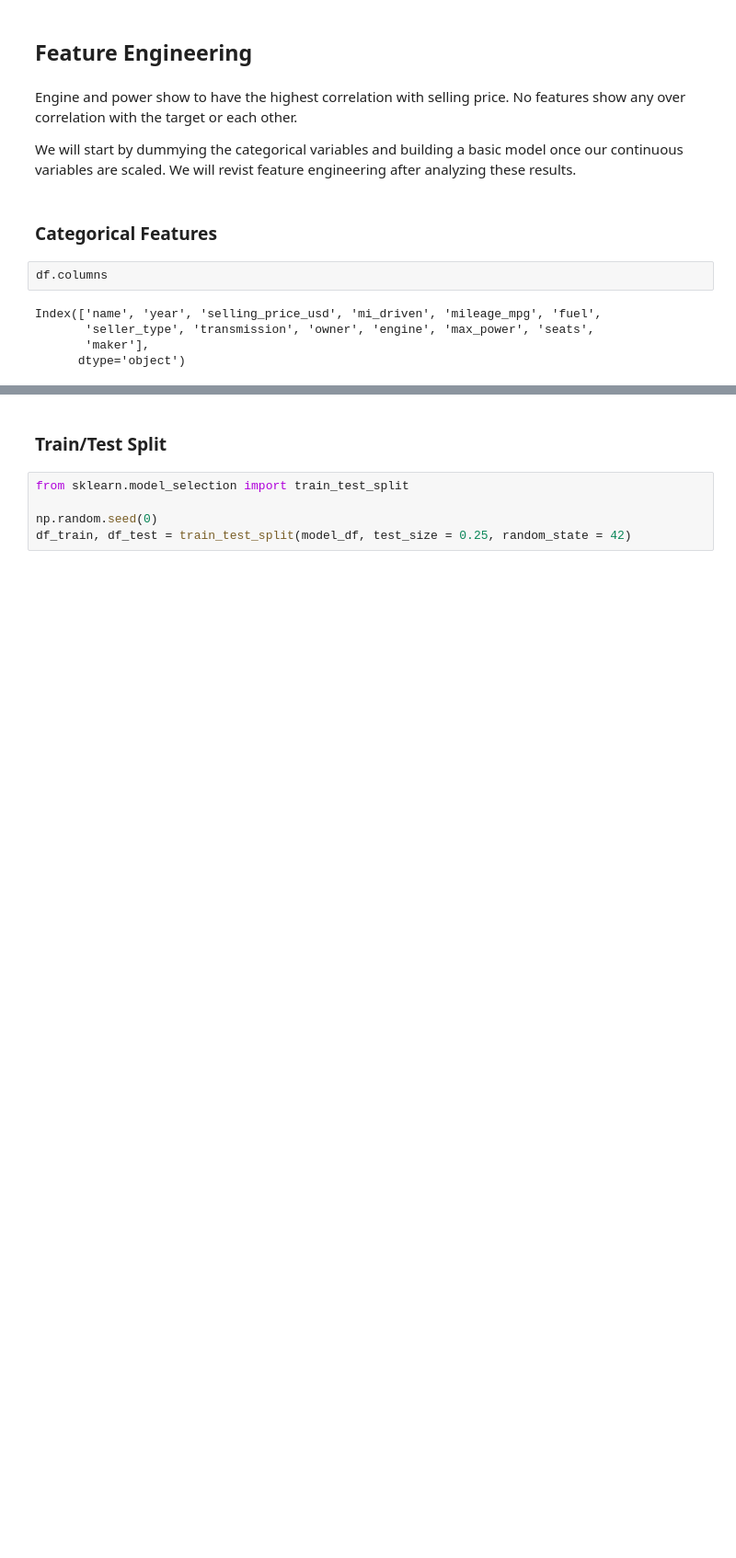
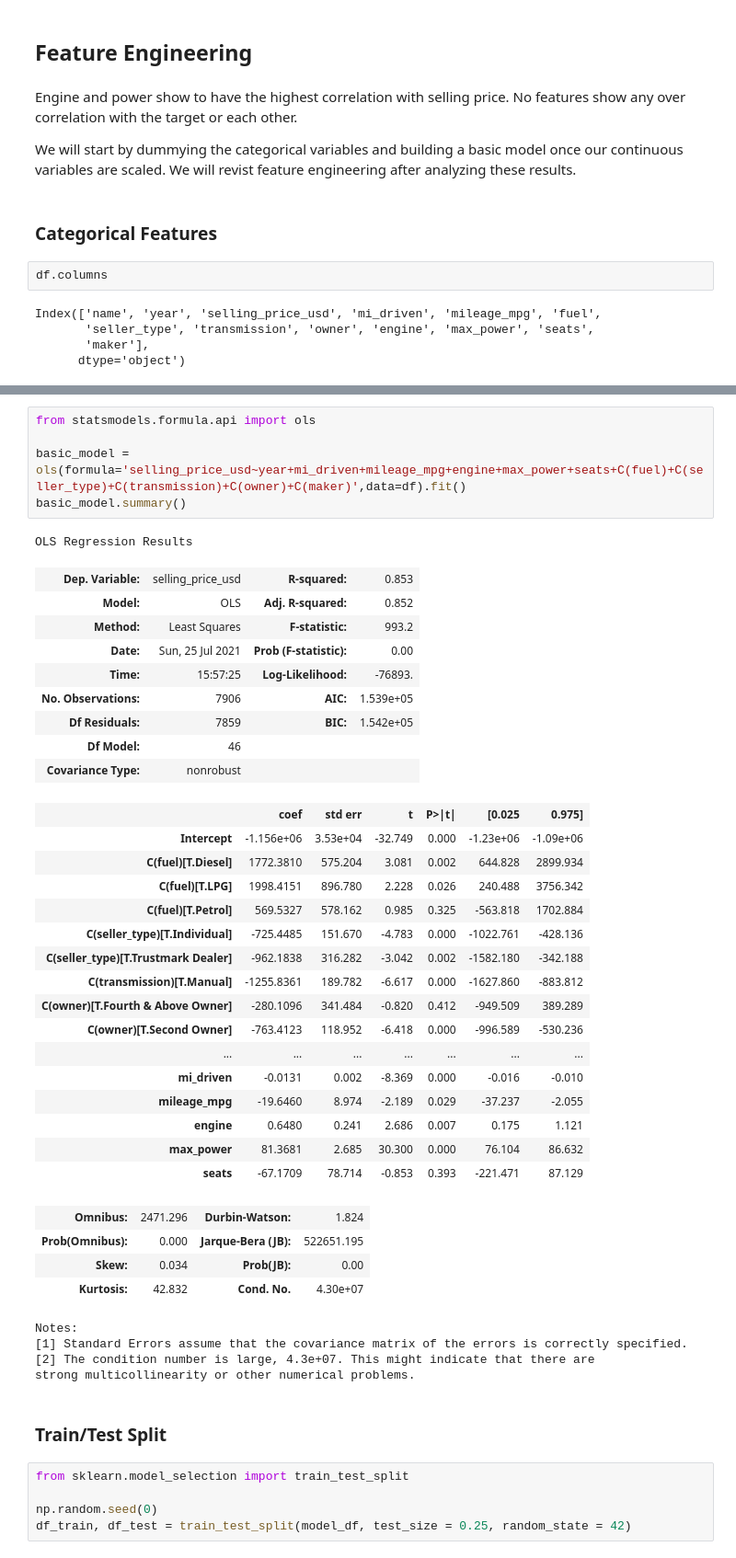
Before and after one commit to rylewww/Vehicle-Regression-Analysis, a Jupyter notebook: Vehicle_Regression_Analysis.ipynb, the cells around one changed output, grey strips where cells are left out. Shown at 92% size. Drawn from its saved outputs; the diff is of its cells as text; blank space fills up the shorter version.

```diff
--- a/Vehicle_Regression_Analysis.ipynb
+++ b/Vehicle_Regression_Analysis.ipynb
@@ -345,3 +346,43 @@ model_df.shape
+# %%
+from statsmodels.formula.api import ols
+
+basic_model = ols(formula='selling_price_usd~year+mi_driven+mileage_mpg+engine+max_power+seats+C(fuel)+C(seller_type)+C(transmission)+C(owner)+C(maker)',data=df).fit()
+basic_model.summary()
+# %% [output]
+OLS Regression Results
+| Dep. Variable: | selling_price_usd | R-squared: | 0.853 |
+| Model: | OLS | Adj. R-squared: | 0.852 |
+| Method: | Least Squares | F-statistic: | 993.2 |
+| Date: | Sun, 25 Jul 2021 | Prob (F-statistic): | 0.00 |
+| Time: | 15:57:25 | Log-Likelihood: | -76893. |
+| No. Observations: | 7906 | AIC: | 1.539e+05 |
+| Df Residuals: | 7859 | BIC: | 1.542e+05 |
+| Df Model: | 46 |  |  |
+| Covariance Type: | nonrobust |  |  |
+|  | coef | std err | t | P>|t| | [0.025 | 0.975] |
+| Intercept | -1.156e+06 | 3.53e+04 | -32.749 | 0.000 | -1.23e+06 | -1.09e+06 |
+| C(fuel)[T.Diesel] | 1772.3810 | 575.204 | 3.081 | 0.002 | 644.828 | 2899.934 |
+| C(fuel)[T.LPG] | 1998.4151 | 896.780 | 2.228 | 0.026 | 240.488 | 3756.342 |
+| C(fuel)[T.Petrol] | 569.5327 | 578.162 | 0.985 | 0.325 | -563.818 | 1702.884 |
+| C(seller_type)[T.Individual] | -725.4485 | 151.670 | -4.783 | 0.000 | -1022.761 | -428.136 |
+| C(seller_type)[T.Trustmark Dealer] | -962.1838 | 316.282 | -3.042 | 0.002 | -1582.180 | -342.188 |
+| C(transmission)[T.Manual] | -1255.8361 | 189.782 | -6.617 | 0.000 | -1627.860 | -883.812 |
+| C(owner)[T.Fourth & Above Owner] | -280.1096 | 341.484 | -0.820 | 0.412 | -949.509 | 389.289 |
+| C(owner)[T.Second Owner] | -763.4123 | 118.952 | -6.418 | 0.000 | -996.589 | -530.236 |
+| ... | ... | ... | ... | ... | ... | ... |
+| mi_driven | -0.0131 | 0.002 | -8.369 | 0.000 | -0.016 | -0.010 |
+| mileage_mpg | -19.6460 | 8.974 | -2.189 | 0.029 | -37.237 | -2.055 |
+| engine | 0.6480 | 0.241 | 2.686 | 0.007 | 0.175 | 1.121 |
+| max_power | 81.3681 | 2.685 | 30.300 | 0.000 | 76.104 | 86.632 |
+| seats | -67.1709 | 78.714 | -0.853 | 0.393 | -221.471 | 87.129 |
+| Omnibus: | 2471.296 | Durbin-Watson: | 1.824 |
+| Prob(Omnibus): | 0.000 | Jarque-Bera (JB): | 522651.195 |
+| Skew: | 0.034 | Prob(JB): | 0.00 |
+| Kurtosis: | 42.832 | Cond. No. | 4.30e+07 |
+Notes:
+[1] Standard Errors assume that the covariance matrix of the errors is correctly specified.
+[2] The condition number is large, 4.3e+07. This might indicate that there are
+strong multicollinearity or other numerical problems.
 # %% [markdown]
 ### Train/Test Split
 # %%
```
Also changed, not shown: parts of 2 cells of this notebook.
